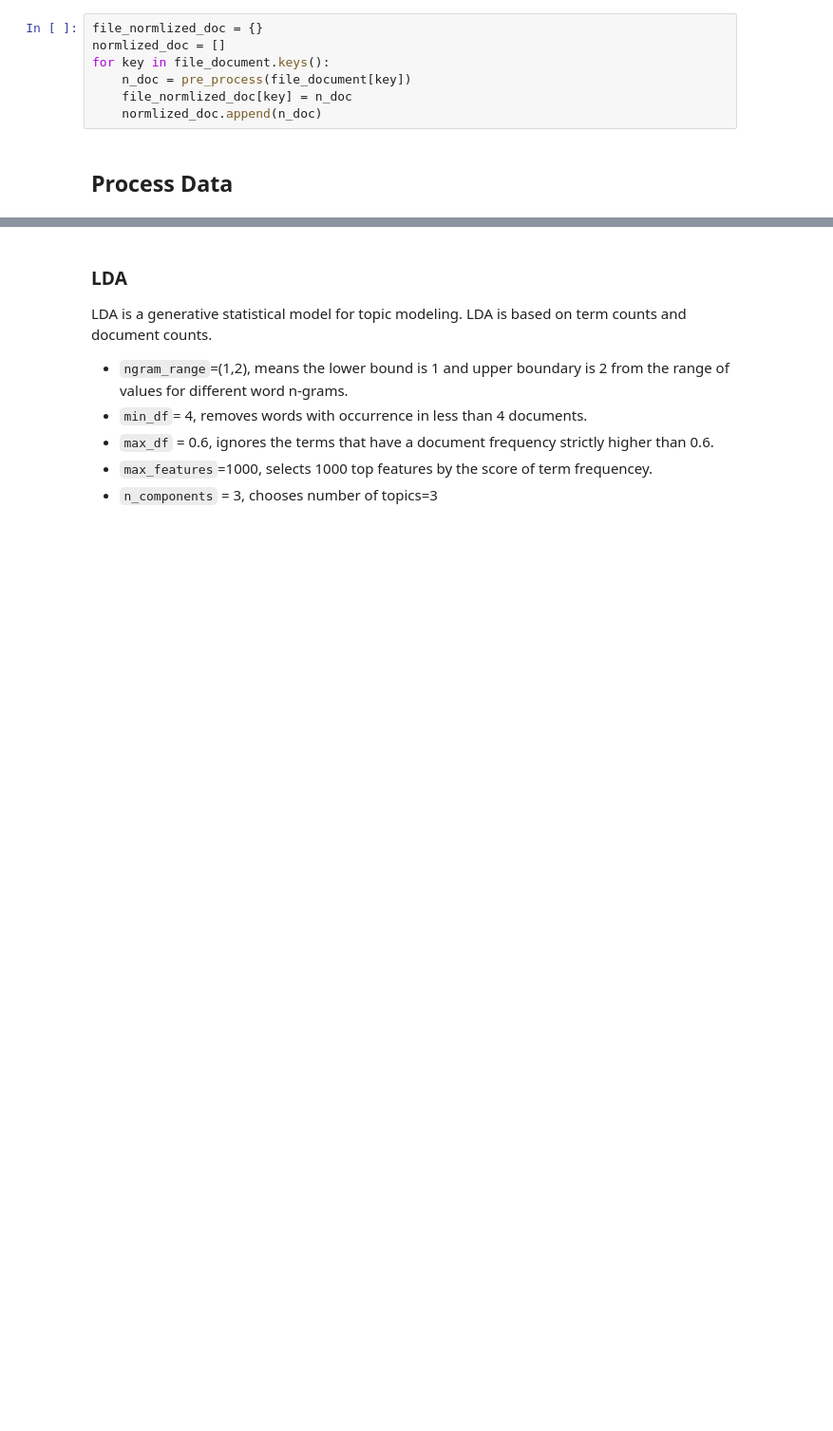
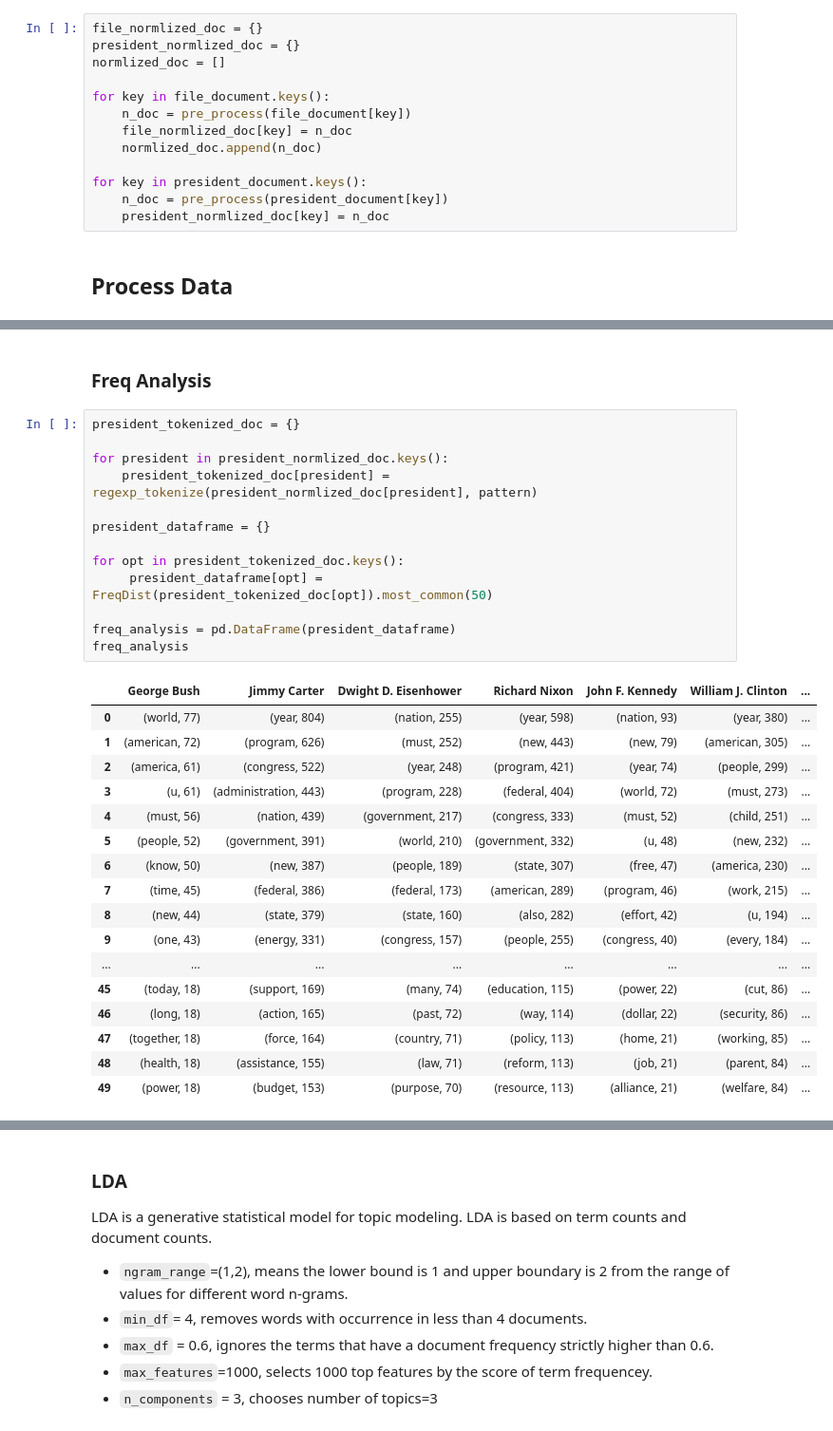
Before and after one commit to kargaranamir/NLP-Analysis-of-Presidential-Speeches, a Jupyter notebook: SOTU.ipynb, the cells around one changed output, grey strips where cells are left out. Shown at 95% size. Saved outputs shown, nothing was run; the diff lists cells and outputs as text; blank space fills up the shorter version.

```diff
--- a/SOTU.ipynb
+++ b/SOTU.ipynb
@@ -70,11 +113,17 @@ def pre_process(text):
 Apply `pre_process` function on data: unexpectedly fast
 # %%
 file_normlized_doc = {}
+president_normlized_doc = {}
 normlized_doc = []
+
 for key in file_document.keys():
     n_doc = pre_process(file_document[key])
     file_normlized_doc[key] = n_doc
     normlized_doc.append(n_doc)
+
+for key in president_document.keys():
+    n_doc = pre_process(president_document[key])
+    president_normlized_doc[key] = n_doc
 # %% [markdown]
 ## Process Data
 # %%
@@ -92,0 +162,33 @@ sns.set(rc={'figure.figsize':(15,10)})
+# %% [markdown]
+### Freq Analysis
+# %%
+president_tokenized_doc = {}
+
+for president in president_normlized_doc.keys():
+    president_tokenized_doc[president] = regexp_tokenize(president_normlized_doc[president], pattern)
+
+president_dataframe = {}
+
+for opt in president_tokenized_doc.keys():
+     president_dataframe[opt] = FreqDist(president_tokenized_doc[opt]).most_common(50)
+
+freq_analysis = pd.DataFrame(president_dataframe)
+freq_analysis
+# %% [output]
+|  | George Bush | Jimmy Carter | Dwight D. Eisenhower | Richard Nixon | John F. Kennedy | William J. Clinton | ... |
+| 0 | (world, 77) | (year, 804) | (nation, 255) | (year, 598) | (nation, 93) | (year, 380) | ... |
+| 1 | (american, 72) | (program, 626) | (must, 252) | (new, 443) | (new, 79) | (american, 305) | ... |
+| 2 | (america, 61) | (congress, 522) | (year, 248) | (program, 421) | (year, 74) | (people, 299) | ... |
+| 3 | (u, 61) | (administration, 443) | (program, 228) | (federal, 404) | (world, 72) | (must, 273) | ... |
+| 4 | (must, 56) | (nation, 439) | (government, 217) | (congress, 333) | (must, 52) | (child, 251) | ... |
+| 5 | (people, 52) | (government, 391) | (world, 210) | (government, 332) | (u, 48) | (new, 232) | ... |
+| 6 | (know, 50) | (new, 387) | (people, 189) | (state, 307) | (free, 47) | (america, 230) | ... |
+| 7 | (time, 45) | (federal, 386) | (federal, 173) | (american, 289) | (program, 46) | (work, 215) | ... |
+| 8 | (new, 44) | (state, 379) | (state, 160) | (also, 282) | (effort, 42) | (u, 194) | ... |
+| 9 | (one, 43) | (energy, 331) | (congress, 157) | (people, 255) | (congress, 40) | (every, 184) | ... |
+| ... | ... | ... | ... | ... | ... | ... | ... |
+| 45 | (today, 18) | (support, 169) | (many, 74) | (education, 115) | (power, 22) | (cut, 86) | ... |
+| 46 | (long, 18) | (action, 165) | (past, 72) | (way, 114) | (dollar, 22) | (security, 86) | ... |
+| 47 | (together, 18) | (force, 164) | (country, 71) | (policy, 113) | (home, 21) | (working, 85) | ... |
+| 48 | (health, 18) | (assistance, 155) | (law, 71) | (reform, 113) | (job, 21) | (parent, 84) | ... |
+| 49 | (power, 18) | (budget, 153) | (purpose, 70) | (resource, 113) | (alliance, 21) | (welfare, 84) | ... |
```
Also changed, not shown: parts of 20 cells of this notebook.
